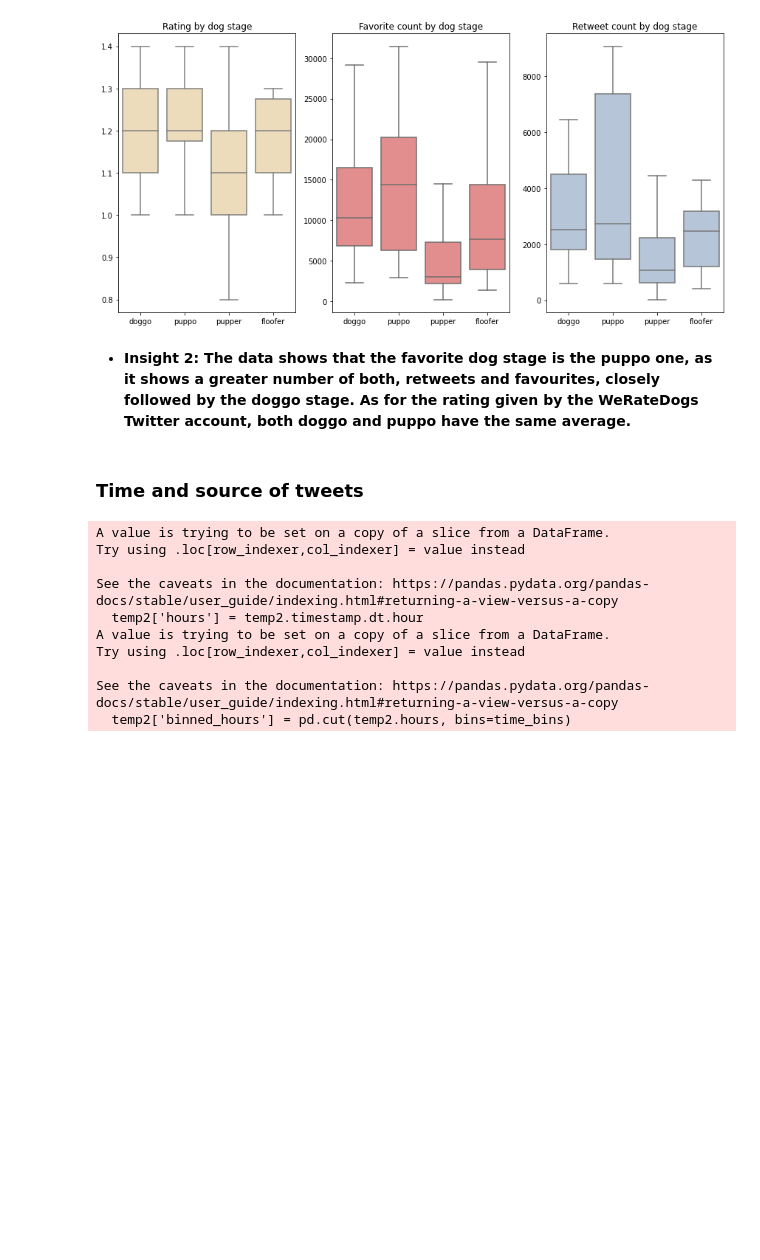
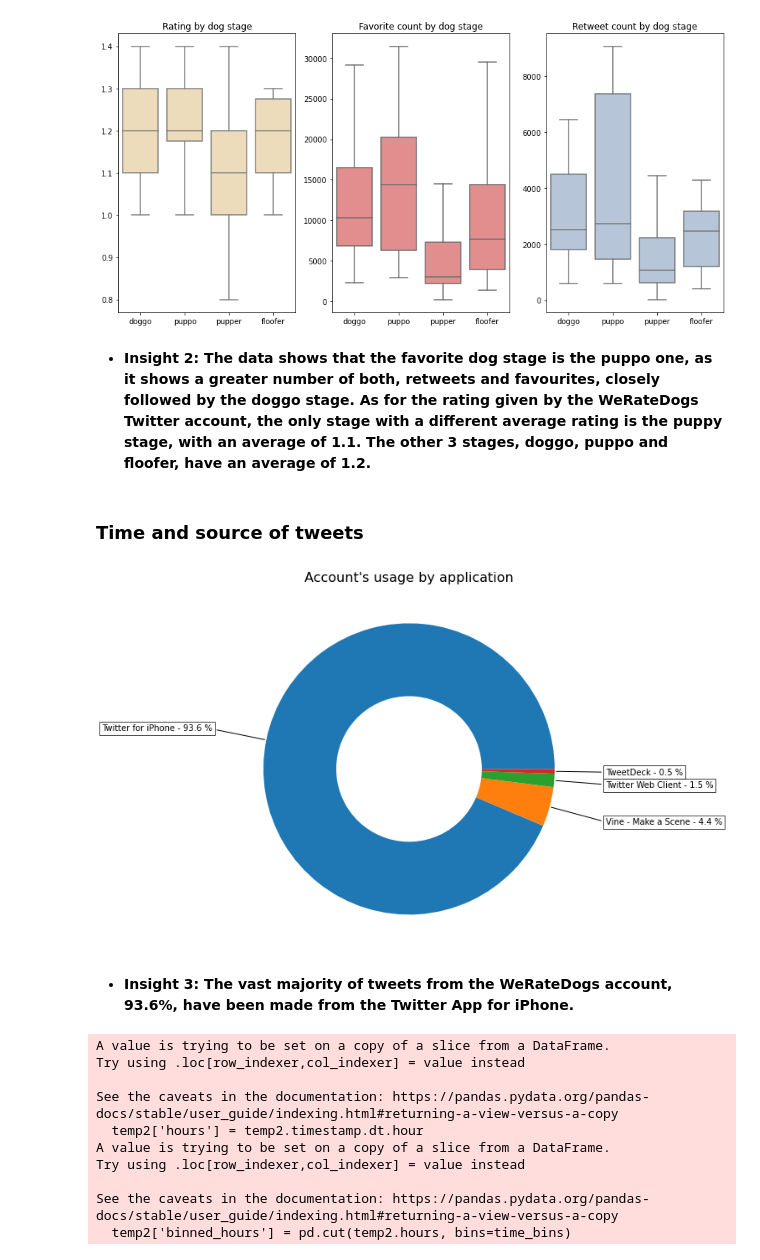
Before and after one commit to rubenvf/WeRateDogs-Wrangle-and-Analysis, a Jupyter notebook: wrangle_act.ipynb, the cells around one changed output. Saved outputs shown, nothing was run; the diff lists cells and outputs as text; code cells hidden in the pictures; blank space fills up the shorter version.

```diff
--- a/wrangle_act.ipynb
+++ b/wrangle_act.ipynb
@@ -928,12 +928,43 @@ plt.tight_layout()
 # %% [output]
 [figure]
 # %% [markdown]
-- **Insight 2: The data shows that the favorite dog stage is the puppo one, as it shows a greater number of both, retweets and favourites, closely followed by the doggo stage. As for the rating given by the WeRateDogs Twitter account, both doggo and puppo have the same average.**
+- **Insight 2: The data shows that the favorite dog stage is the puppo one, as it shows a greater number of both, retweets and favourites, closely followed by the doggo stage. As for the rating given by the WeRateDogs Twitter account, the only stage with a different average rating is the puppy stage, with an average of 1.1. The other 3 stages, doggo, puppo and floofer, have an average of 1.2.**
 # %% [markdown]
 ### Time and source of tweets
 # %%
 #Create a temp dataframe to create the visualizations
 temp2 = df_master[['timestamp', 'source']]
+# %%
+fig, ax = plt.subplots(figsize=(8, 8), subplot_kw=dict(aspect="equal"))
+
+#Create variables and labels showing percentage
+sizes = temp2.source.value_counts()
+percentage = 100 * (sizes.values/sizes.sum())
+labels = [f'{i} - {j:1.1f} %' for i,j in zip(sizes.index, percentage)]
+
+wedges, texts = ax.pie(sizes, wedgeprops=dict(width=0.5), startangle=0)
+
+bbox_props = dict(boxstyle="square,pad=0.3", fc="w", ec="k", lw=0.72)
+kw = dict(arrowprops=dict(arrowstyle="-"),
+          bbox=bbox_props, zorder=0, va="center")
+
+for i, p in enumerate(wedges):
+    ang = (p.theta2 - p.theta1)/2. + p.theta1
+    y = np.sin(np.deg2rad(ang))
+    x = np.cos(np.deg2rad(ang))
+    horizontalalignment = {-1: "right", 1: "left"}[int(np.sign(x))]
+    connectionstyle = "angle,angleA=0,angleB={}".format(ang)
+    kw["arrowprops"].update({"connectionstyle": connectionstyle})
+    ax.annotate(labels[i], xy=(x, y), xytext=(1.35*np.sign(x), 1.4*y),
+                horizontalalignment=horizontalalignment, **kw)
+
+ax.set_title("Account's usage by application", fontsize=16)
+
+plt.show()
+# %% [output]
+[figure, added]
+# %% [markdown]
+- **Insight 3: The vast majority of tweets from the WeRateDogs account, 93.6%, have been made from the Twitter App for iPhone.**
 # %%
 # Divide the timestamp into 4 time bins
 temp2['hours'] = temp2.timestamp.dt.hour
```
Also changed, not shown: parts of 8 cells of this notebook.
